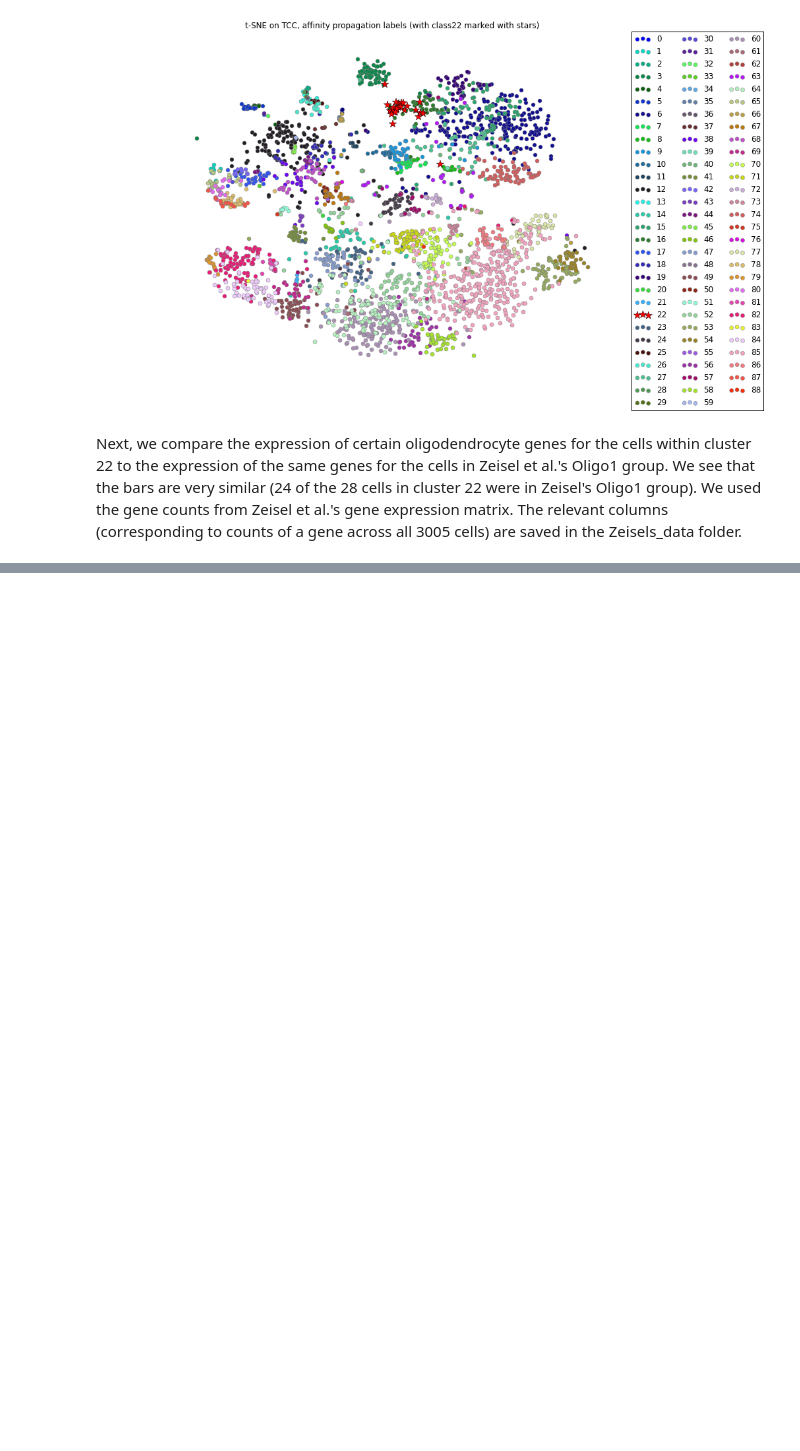
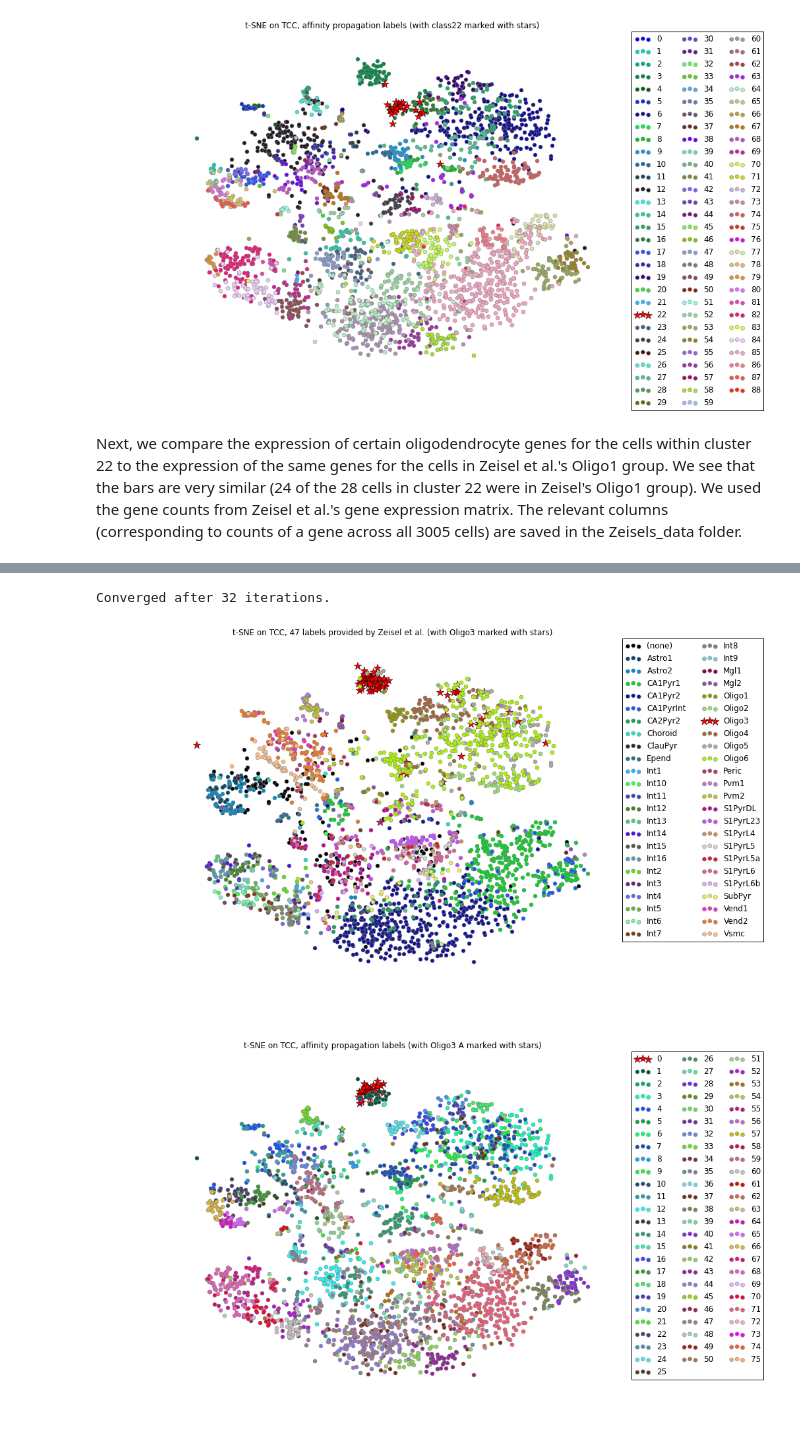
Before and after one commit to govinda-kamath/clustering_on_transcript_compatibility_counts, a Jupyter notebook: Zeisel_pipeline/Zeisel_Analysis.ipynb, the cells around one changed output, grey strips where cells are left out. Cells and saved outputs as stored; diff of their text form; code cells hidden in the pictures; blank space fills up the shorter version.

```diff
--- a/Zeisel_pipeline/Zeisel_Analysis.ipynb
+++ b/Zeisel_pipeline/Zeisel_Analysis.ipynb
@@ -407,0 +420,18 @@ oligo3_B--> in class 6 (size:  257 | in true oligo3:  7 )
+# %%
+# We load in the TCC with UMI matrix generated by the pipeline
+# D_umi = pickle.load(file('Zeisel_TCC_UMI_pairwise_JS_subsample100.dat','rb'))
+D_umi = pickle.load(file('Zeisel_TCC_pairwise_JS_distance_wUMI_subsample100_full.dat','rb'))
+
+pref = -0.635*np.ones(3005)
+tcc_affinity_labels = AffinityProp(-D_umi,pref,0.65)
+
+stain_plot(X_tsne,labels47,['Oligo3'],
+           't-SNE on TCC, 47 labels provided by Zeisel et al. (with Oligo3 marked with stars)')
+stain_plot(X_tsne,tcc_affinity_labels,[0],
+           't-SNE on TCC, affinity propagation labels (with Oligo3 A marked with stars)',3)
+stain_plot(X_tsne,tcc_affinity_labels,[1],
+           't-SNE on TCC, affinity propagation labels (with Oligo3 B marked with stars)',3)
+# %% [output]
+Converged after 32 iterations.
+[figure, added]
+[figure, added]
```
Also changed, not shown: parts of 23 cells of this notebook.
